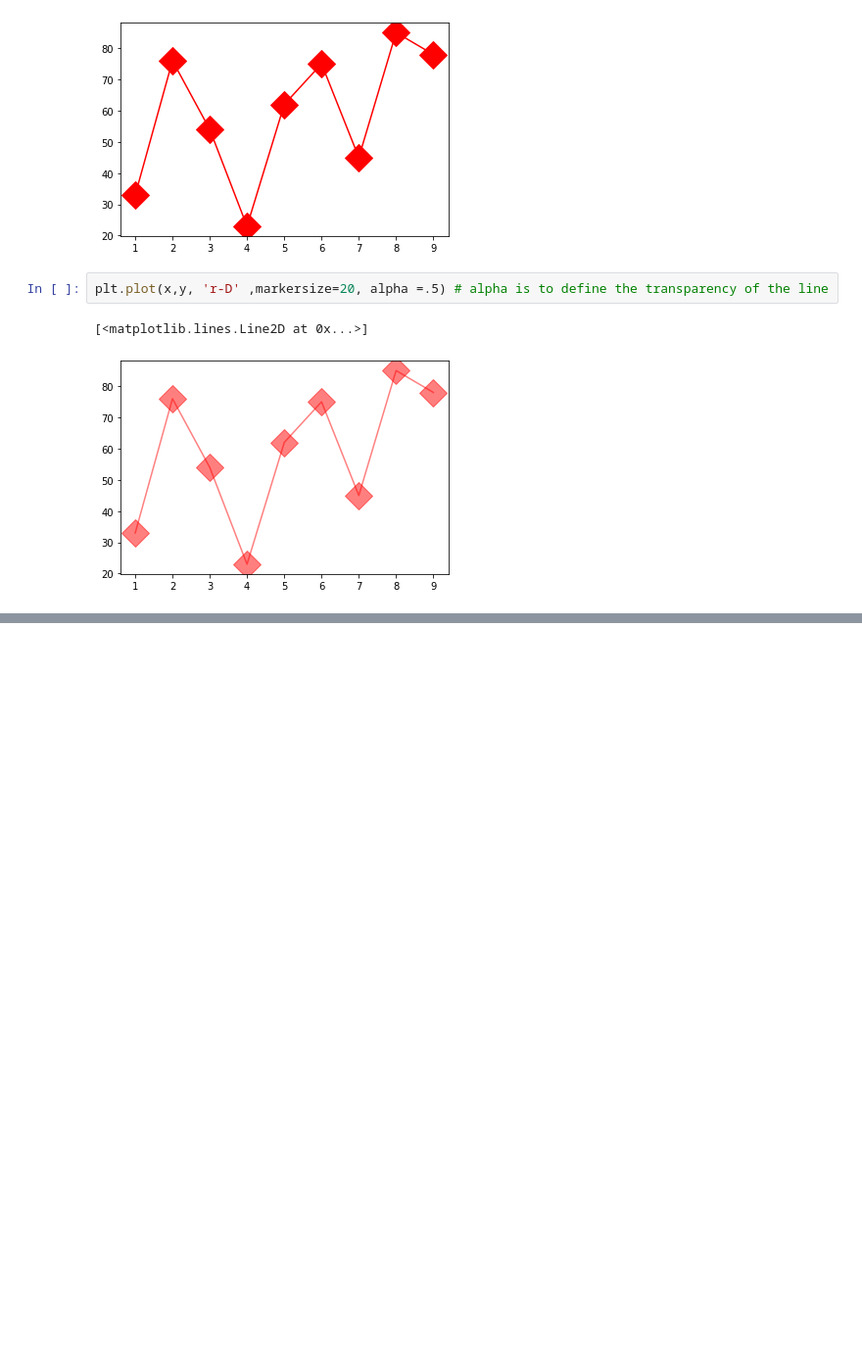
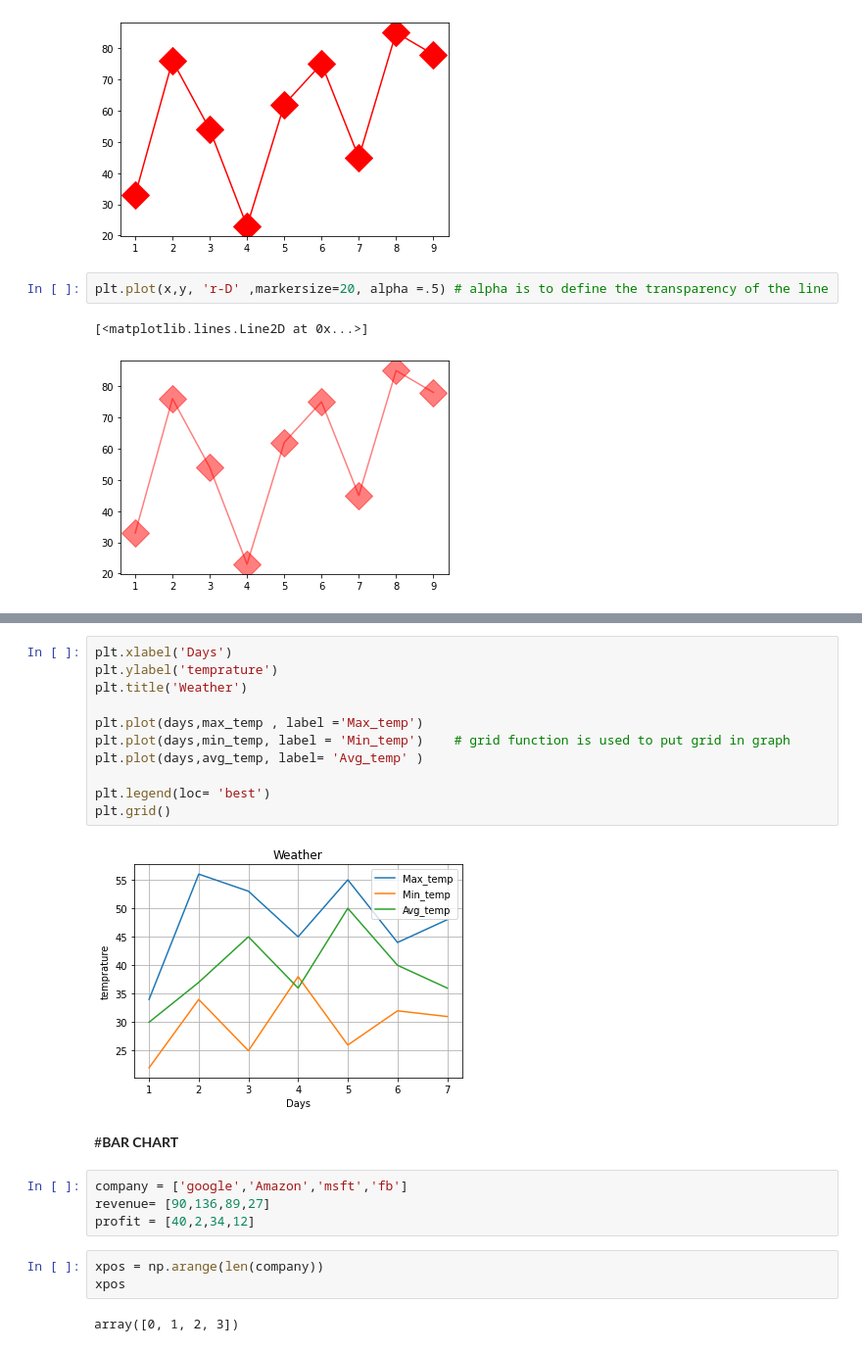
Before and after one commit to nikhil2008github/Data-ops, a Jupyter notebook: matplotlib.ipynb, the cells around one changed output, grey strips where cells are left out. Shown: that part at 98% size. Cells and saved outputs as stored; diff of their text form; blank space fills up the shorter version.

```diff
--- a/matplotlib.ipynb
+++ b/matplotlib.ipynb
@@ -48,0 +67,24 @@ plt.plot(x,y, 'r-D' ,markersize=20, alpha =.5) # alpha is to define the transpar
+# %%
+plt.xlabel('Days')
+plt.ylabel('temprature')
+plt.title('Weather')
+
+plt.plot(days,max_temp , label ='Max_temp')
+plt.plot(days,min_temp, label = 'Min_temp')    # grid function is used to put grid in graph
+plt.plot(days,avg_temp, label= 'Avg_temp' )
+
+plt.legend(loc= 'best')
+plt.grid()
+# %% [output]
+[figure, added]
+# %% [markdown]
+#**BAR CHART**
+# %%
+company = ['google','Amazon','msft','fb']
+revenue= [90,136,89,27]
+profit = [40,2,34,12]
+# %%
+xpos = np.arange(len(company))
+xpos
+# %% [output]
+array([0, 1, 2, 3])
```
Also changed, not shown: parts of 10 cells of this notebook.
